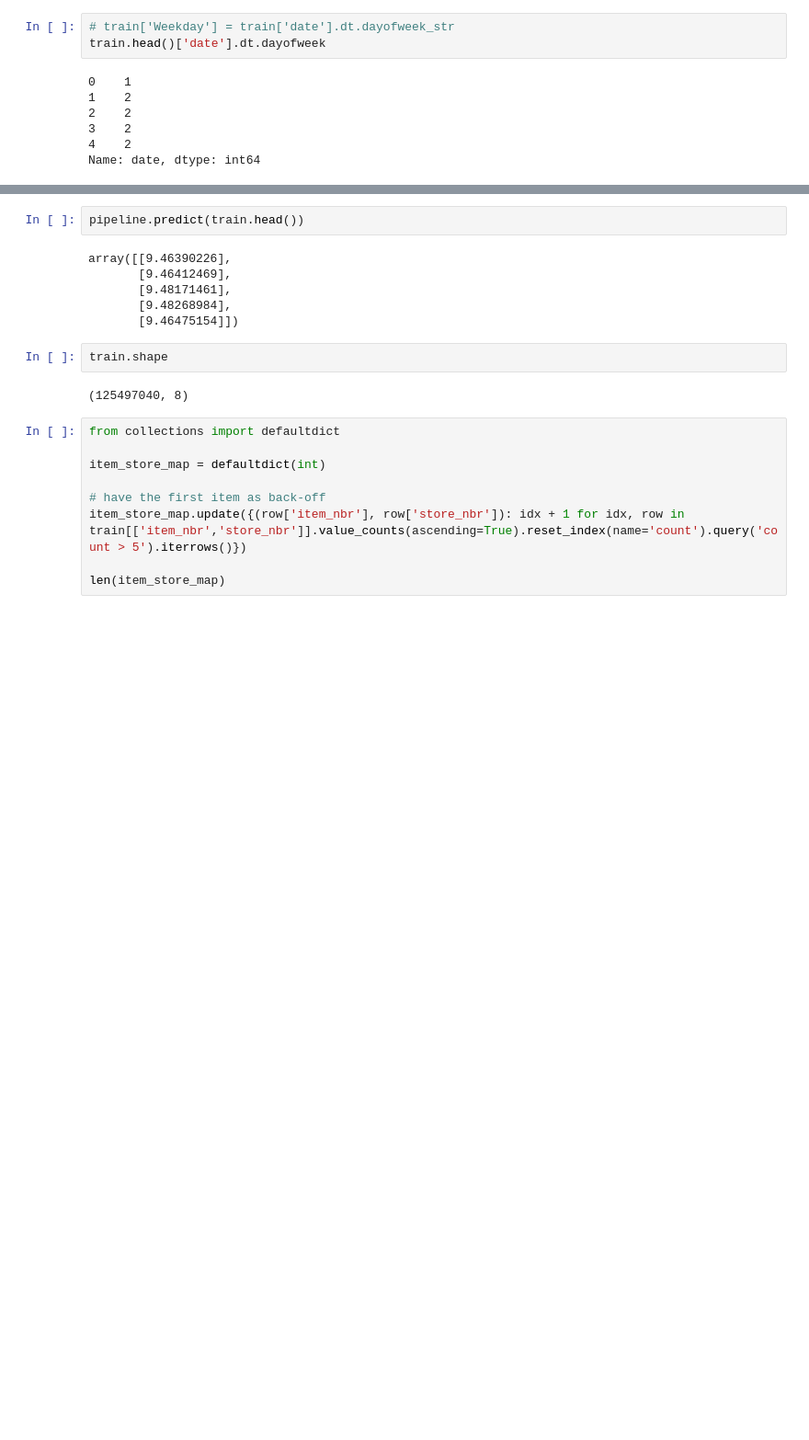
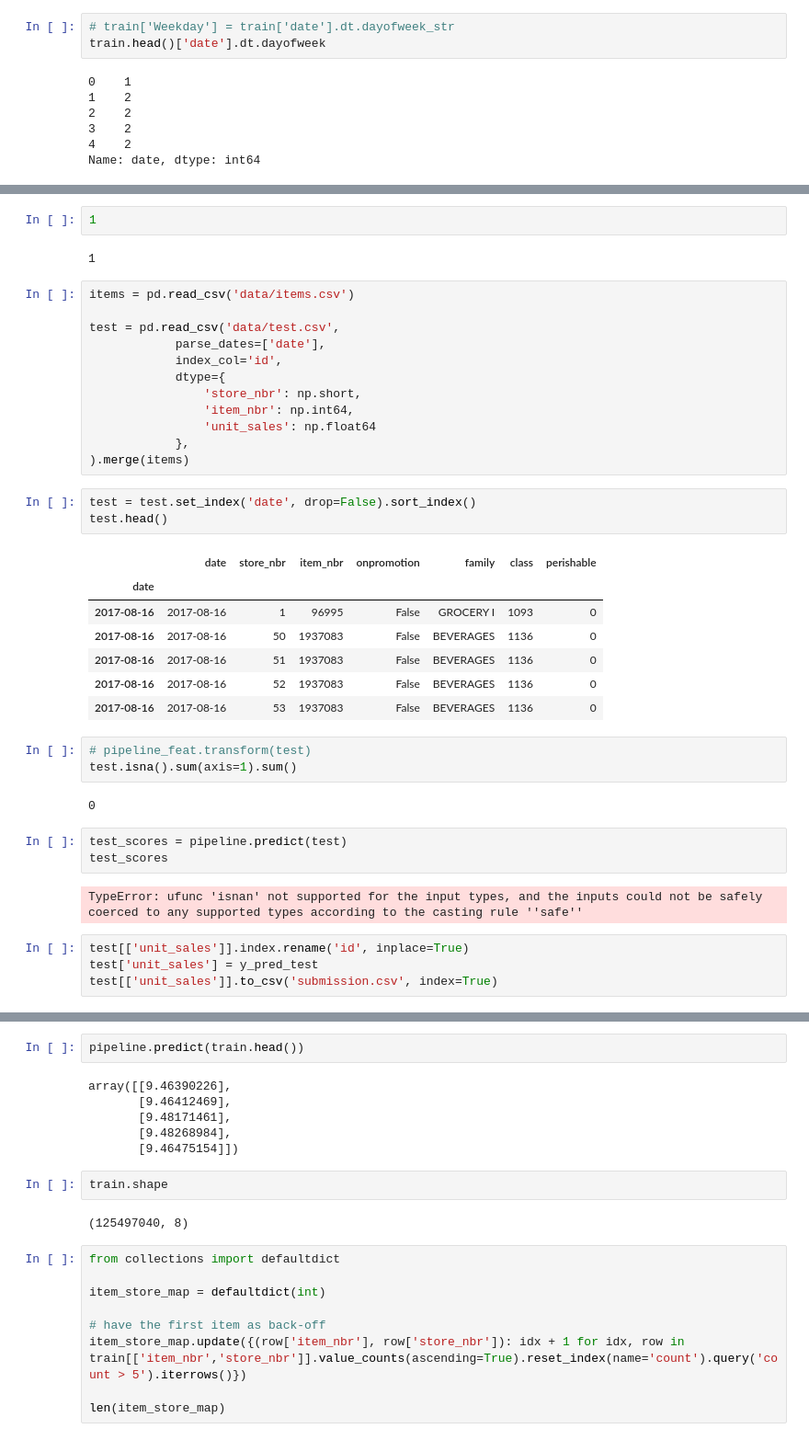
Before and after one commit to microsoft/CBM, a Jupyter notebook: kaggle/favorita-grocery-sales-forecasting/kaggle.ipynb, the cells around one changed output, grey strips where cells are left out. Shown at 92% size. Drawn from its saved outputs; the diff is of its cells as text; blank space fills up the shorter version.

```diff
--- a/kaggle/favorita-grocery-sales-forecasting/kaggle.ipynb
+++ b/kaggle/favorita-grocery-sales-forecasting/kaggle.ipynb
@@ -123,0 +166,41 @@ scores = cross_val_score(pipeline, train, train['unit_sales', ])
+# %%
+1
+# %% [output]
+1
+# %%
+items = pd.read_csv('data/items.csv')
+
+test = pd.read_csv('data/test.csv',
+            parse_dates=['date'],
+            index_col='id',
+            dtype={
+                'store_nbr': np.short,
+                'item_nbr': np.int64,
+                'unit_sales': np.float64
+            },
+).merge(items)
+# %%
+test = test.set_index('date', drop=False).sort_index()
+test.head()
+# %% [output]
+|  | date | store_nbr | item_nbr | onpromotion | family | class | perishable |
+| date |  |  |  |  |  |  |  |
+| 2017-08-16 | 2017-08-16 | 1 | 96995 | False | GROCERY I | 1093 | 0 |
+| 2017-08-16 | 2017-08-16 | 50 | 1937083 | False | BEVERAGES | 1136 | 0 |
+| 2017-08-16 | 2017-08-16 | 51 | 1937083 | False | BEVERAGES | 1136 | 0 |
+| 2017-08-16 | 2017-08-16 | 52 | 1937083 | False | BEVERAGES | 1136 | 0 |
+| 2017-08-16 | 2017-08-16 | 53 | 1937083 | False | BEVERAGES | 1136 | 0 |
+# %%
+# pipeline_feat.transform(test)
+test.isna().sum(axis=1).sum()
+# %% [output]
+0
+# %%
+test_scores = pipeline.predict(test)
+test_scores
+# %% [output]
+TypeError: ufunc 'isnan' not supported for the input types, and the inputs could not be safely coerced to any supported types according to the casting rule ''safe''
+# %%
+test[['unit_sales']].index.rename('id', inplace=True)
+test['unit_sales'] = y_pred_test
+test[['unit_sales']].to_csv('submission.csv', index=True)
```
Also changed, not shown: parts of 9 cells of this notebook, 1 other file.
